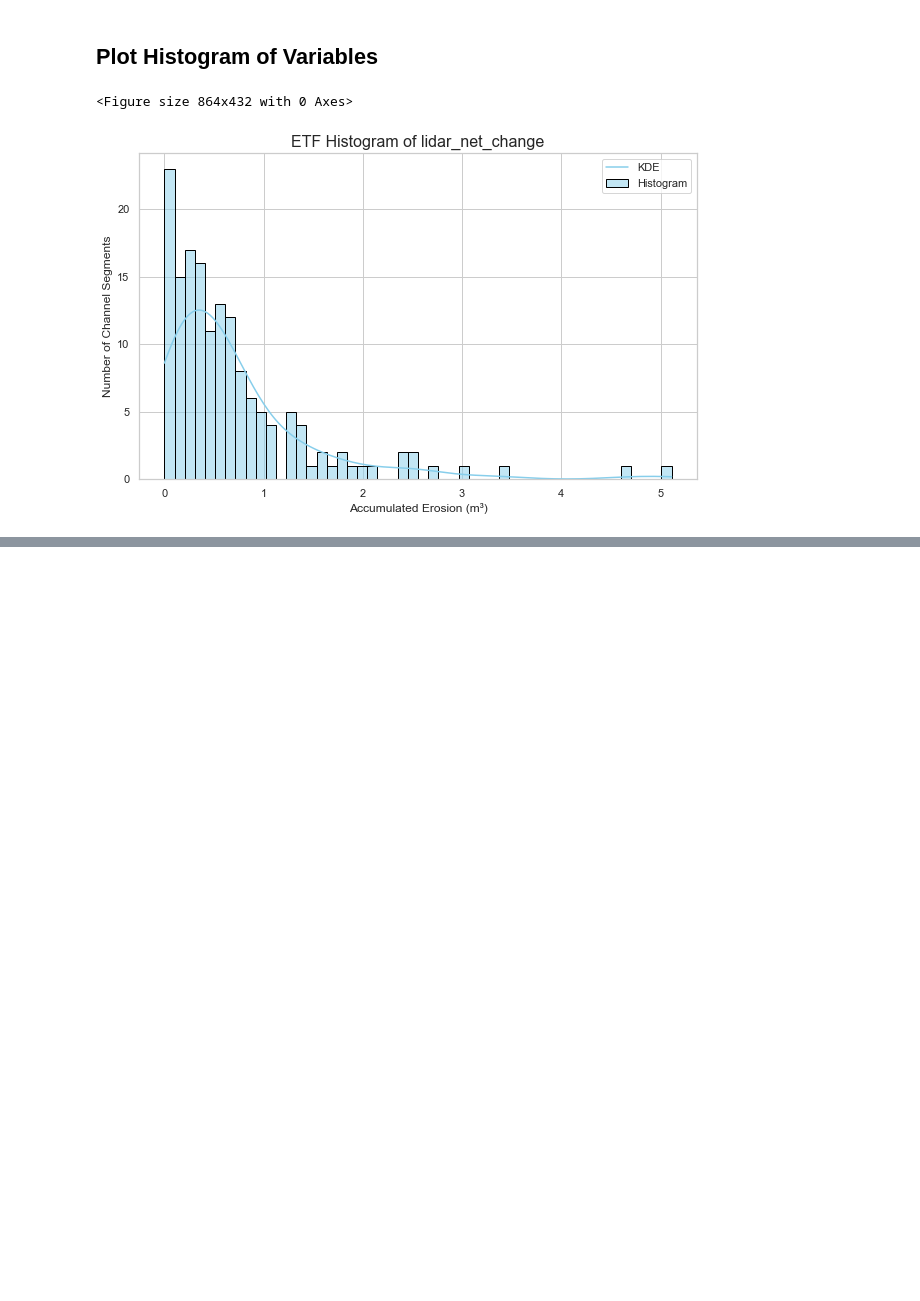
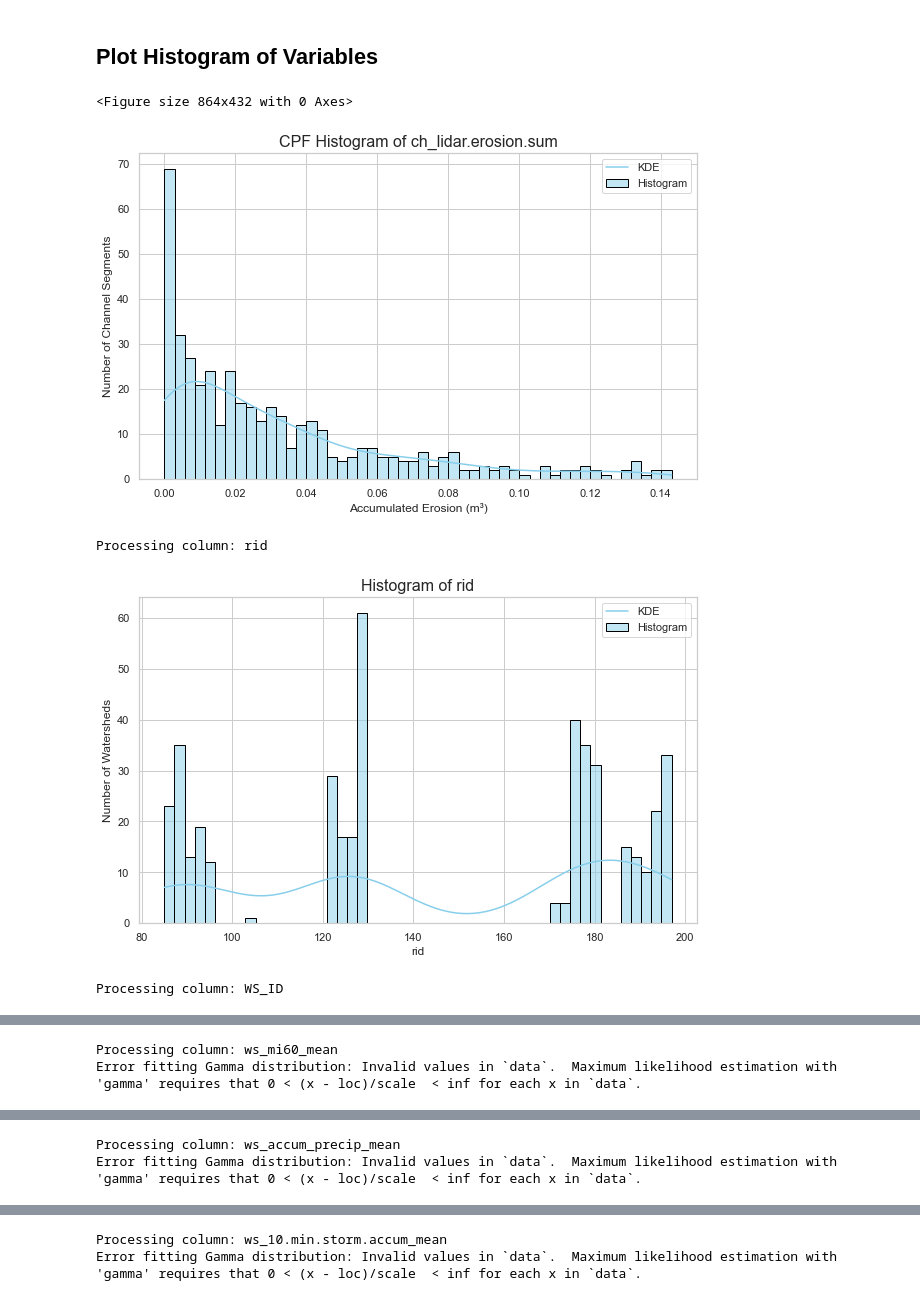
Before and after one commit to atdunwoody/ssn2-erosion-deposition-etf-cp, a Jupyter notebook: 1_VIF_analysis_loop.ipynb, the cells around one changed output, grey strips where cells are left out. Saved outputs shown, nothing was run; the diff lists cells and outputs as text; code cells hidden in the pictures; blank space fills up the shorter version.

```diff
--- a/1_VIF_analysis_loop.ipynb
+++ b/1_VIF_analysis_loop.ipynb
@@ -46,12 +46,15 @@ def calculate_vif_and_correlations(gpkg_path, variables_to_exclude, vif_threshol
     removed_variables = []
     num_obs = len(data)
     num_predictors = len(data.columns)
-    while vif_data["VIF"].max() > vif_threshold:
+
+    # Continue reducing predictors if any predictor exceeds the VIF threshold
+    # OR if there are less than 10 observations per predictor.
+    while (vif_data["VIF"].max() > vif_threshold) or (num_obs / num_predictors < 10):
         max_vif_var = vif_data.loc[vif_data["VIF"].idxmax(), "Variable"]
         removed_variables.append((max_vif_var, vif_data["VIF"].max()))
         data = data.drop(columns=[max_vif_var])
         vif_data = calculate_vif_df(data)
-        # num_predictors = len(data.columns)
+        num_predictors = len(data.columns)
 
     if verbose:
         print("\nSequential VIF Reduction Summary:")
@@ -60,7 +63,6 @@ def calculate_vif_and_correlations(gpkg_path, variables_to_exclude, vif_threshol
 
     # Iterative High Correlation Removal
     final_removed_pairs = []
-
     while True:
         final_correlation_matrix = data.corr().abs()
         # Select upper triangle of correlation matrix
@@ -344,15 +352,18 @@ import pandas as pd
 import numpy as np
 from scipy.stats import gamma
 import os
+from scipy.stats import boxcox
+
 
 # Parameters
-watersheds = ["ETF"]
-input_folder = r"C:\Users\alextd\Documents\GitHub\ssn2-erosion-deposition-etf-cp\ETF\Inputs\Segmented 20m\Combined Watersheds"
+watersheds = ["CPF"]
+gpkg_path = r"C:\Users\alextd\Documents\GitHub\ssn2-erosion-deposition-etf-cp\CPF\Outputs\Segmented 10m\CPF lidar_erosion_logtrans\lsn_out\obs.gpkg"
 save_folder = None
 # save_folder = r"Y:\ATD\GIS\ETF\Plots\Histograms"
-variable = 'lidar_net_change'
+variable = 'ch_lidar.erosion.sum'
 x_label = 'Accumulated Erosion (m³)'
-plot_all = False
+logtrans_var = False
+plot_all = True
 
 # Plot using Seaborn with Gamma distribution overlay
 def plot_histogram_seaborn(gdf, column, bins=50, title=None, xlabel=None, ylabel='Frequency', kde=False, save_path = None):
@@ -377,14 +388,18 @@ def plot_histogram_seaborn(gdf, column, bins=50, title=None, xlabel=None, ylabel
 
     # Plot histogram
     sns_hist = sns.histplot(data, bins=bins, kde=kde, color='skyblue', edgecolor='black', label='Histogram')
-
+    # also plot gamma distribution
+    # if pdf_fitted is not None:
+    #     plt.plot(x, pdf_scaled, 'r-', lw=2, label='Gamma PDF')
     plt.title(title if title else f'Histogram of {column}', fontsize=16)
     plt.xlabel(xlabel if xlabel else column, fontsize=12)
     plt.ylabel(ylabel, fontsize=12)
     plt.legend()
     # add KDE to legend
     if kde:
-        sns_hist.legend(['KDE', 'Histogram',])
+        sns_hist.legend(['KDE',
+                         #'Gamma PDF',
+                         'Histogram', ])
     plt.show()
     if save_path:
         os.makedirs(os.path.dirname(save_path), exist_ok=True)
@@ -397,10 +412,6 @@ plt.figure(figsize=(12, 6))
 
 for watershed in watersheds:
     # Determine the path for the watershed data
-    gpkg_path = os.path.join(
-        input_folder,
-        f"{watershed} lidar net change ssn points.gpkg"
-    )
 
     # Load the GeoPackage
     if not os.path.exists(gpkg_path):
@@ -416,37 +427,46 @@ for watershed in watersheds:
         exit()
 
     else:
+
+        if logtrans_var:
+            # Perform asinh transformation
+            gdf[variable]= np.arcsinh(gdf[variable])
+            # Save gpkg with logtrans variable
+            x_label = f'log10({x_label})'
 
         if save_folder is not None:
             save_path = os.path.join(save_folder, f"{watershed}_{variable}_histogram.png")
         else:
             save_path = None
         plot_title = f'{watershed} Histogram of {variable}'
 
         plot_histogram_seaborn(
             gdf,
             column=variable,
             bins=50,
             xlabel=x_label,
             ylabel='Number of Channel Segments',
             kde=True,
             title=plot_title,
             save_path=save_path,
         )
 
         if plot_all:
             for column in gdf.columns:
                 print(f"Processing column: {column}")
                 # Check if column is numeric
                 if pd.api.types.is_numeric_dtype(gdf[column]):
                     plot_histogram_seaborn(
                         gdf,
                         column=column,
                         bins=50,
                         xlabel=f'{column}',
                         ylabel='Number of Watersheds',
                         kde=True
                     )
 # %% [output]
 <Figure size 864x432 with 0 Axes>
-[figure, old version]
+[figure, new version]
+Processing column: rid
+[figure, added]
+Processing column: WS_ID
@@ -452,0 +474,2 @@ for watershed in watersheds:
+Processing column: ws_mi60_mean
+Error fitting Gamma distribution: Invalid values in `data`.  Maximum likelihood estimation with 'gamma' requires that 0 < (x - loc)/scale  < inf for each x in `data`.
@@ -452,0 +477,2 @@ for watershed in watersheds:
+Processing column: ws_accum_precip_mean
+Error fitting Gamma distribution: Invalid values in `data`.  Maximum likelihood estimation with 'gamma' requires that 0 < (x - loc)/scale  < inf for each x in `data`.
@@ -452,0 +480,2 @@ for watershed in watersheds:
+Processing column: ws_10.min.storm.accum_mean
+Error fitting Gamma distribution: Invalid values in `data`.  Maximum likelihood estimation with 'gamma' requires that 0 < (x - loc)/scale  < inf for each x in `data`.
```
Also changed, not shown: parts of 3 cells of this notebook, 3 other files.
